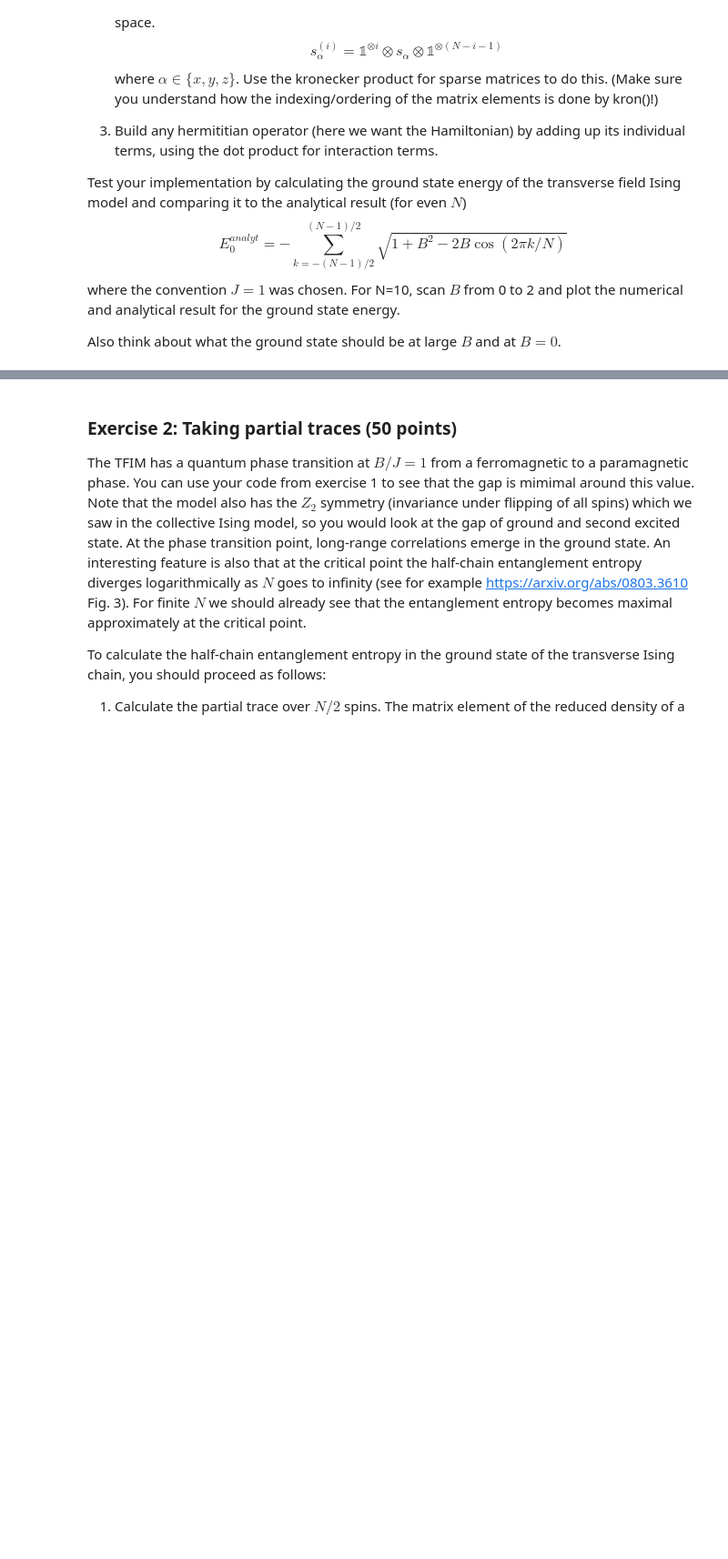
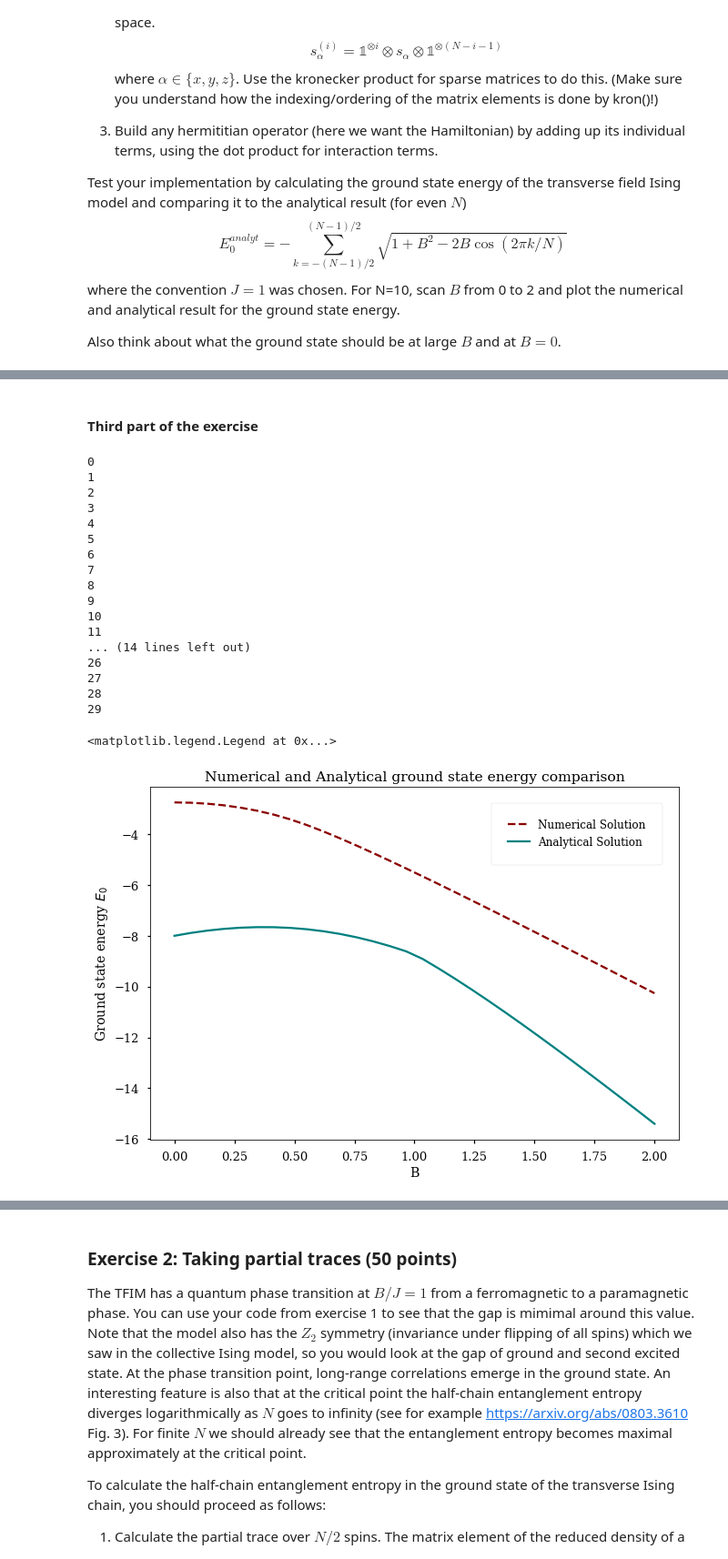
Before and after one commit to mathieukaltschmidt/Computational-Quantum-Dynamics, a Jupyter notebook: Exercise sheet 7/Exercise7_Mathieu-Kaltschmidt_Carl-von-Randow.ipynb, the cells around one changed output, grey strips where cells are left out. Shown at 91% size. Cells and saved outputs as stored; diff of their text form; code cells hidden in the pictures; blank space fills up the shorter version.

```diff
--- a/Exercise sheet 7/Exercise7_Mathieu-Kaltschmidt_Carl-von-Randow.ipynb
+++ b/Exercise sheet 7/Exercise7_Mathieu-Kaltschmidt_Carl-von-Randow.ipynb
@@ -56,0 +90,2 @@ Also think about what the ground state should be at large $B$ and at $B=0$.
+# %% [markdown]
+#### Third part of the exercise
@@ -56,0 +121,64 @@ Also think about what the ground state should be at large $B$ and at $B=0$.
+# %%
+#Numerical computation
+def TFIM_numerical(N, B, timer = False):
+
+    t1 = time.time()
+    H = buildHmat(N, B)
+    evals, evecs = sLA.eigs(H, 1, which = 'SR' )
+    t2 = time.time()
+
+    if timer:
+        runtime = t2-t1
+        print('The computation time was ', runtime, ' seconds')
+        return evals[0].real, runtime
+    else:
+        return evals[0].real
+# %%
+#Storing all the energies and the corresponding runtimes (if they were computed)
+def StoreResults(N, B, runtimes = False):
+    if runtimes:
+        results  = np.zeros((len(B), 4))
+        for i in range(len(B)):
+            results[i,0]=TFIM_analytical(N,B[i])[0]
+            results[i,1]=TFIM_numerical(N,B[i])[0]
+            results[i,2]=TFIM_analytical(N,B[i])[1]
+            results[i,3]=TFIM_numerical(N,B[i])[1]
+        return results
+    else:
+        results  = np.zeros((len(B), 2))
+        for i in range(len(B)):
+            print(i)
+            results[i,0]=TFIM_analytical(N,B[i])
+            results[i,1]=TFIM_numerical(N,B[i])
+        return results
+# %%
+#Plotting the results
+results = StoreResults(10,Bvals)
+
+plt.plot(Bvals, results[:,1],label='Numerical Solution', color = 'darkred', ls = 'dashed')
+plt.plot(Bvals, results[:,0],label='Analytical Solution', color = 'teal')
+
+plt.xlabel('B')
+plt.ylabel('Ground state energy $E_0$')
+plt.title('Numerical and Analytical ground state energy comparison')
+plt.legend(fontsize='large', borderpad=1.5, borderaxespad=1.5)
+# %% [output]
+0
+1
+2
+3
+4
+5
+6
+7
+8
+9
+10
+11
+... (14 lines left out)
+26
+27
+28
+29
+<matplotlib.legend.Legend at 0x...>
+[figure, added]
```
Also changed, not shown: parts of 12 cells of this notebook, 2 other files.
